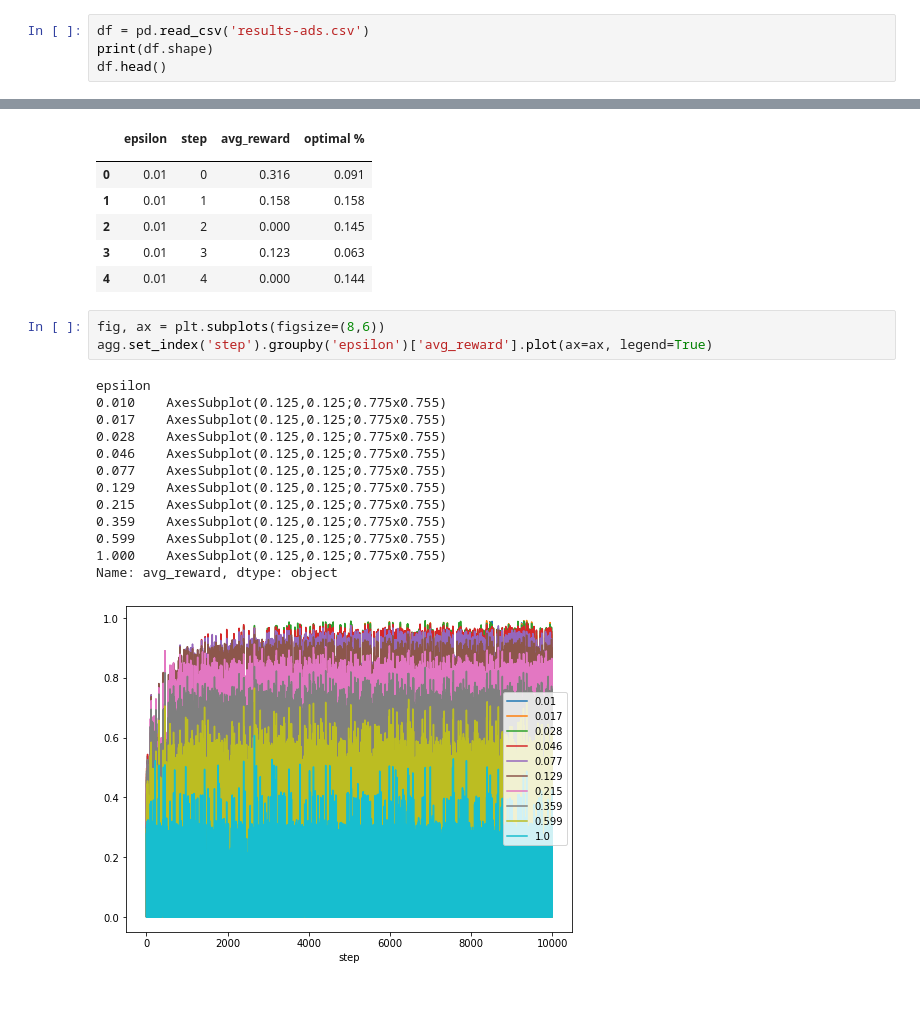
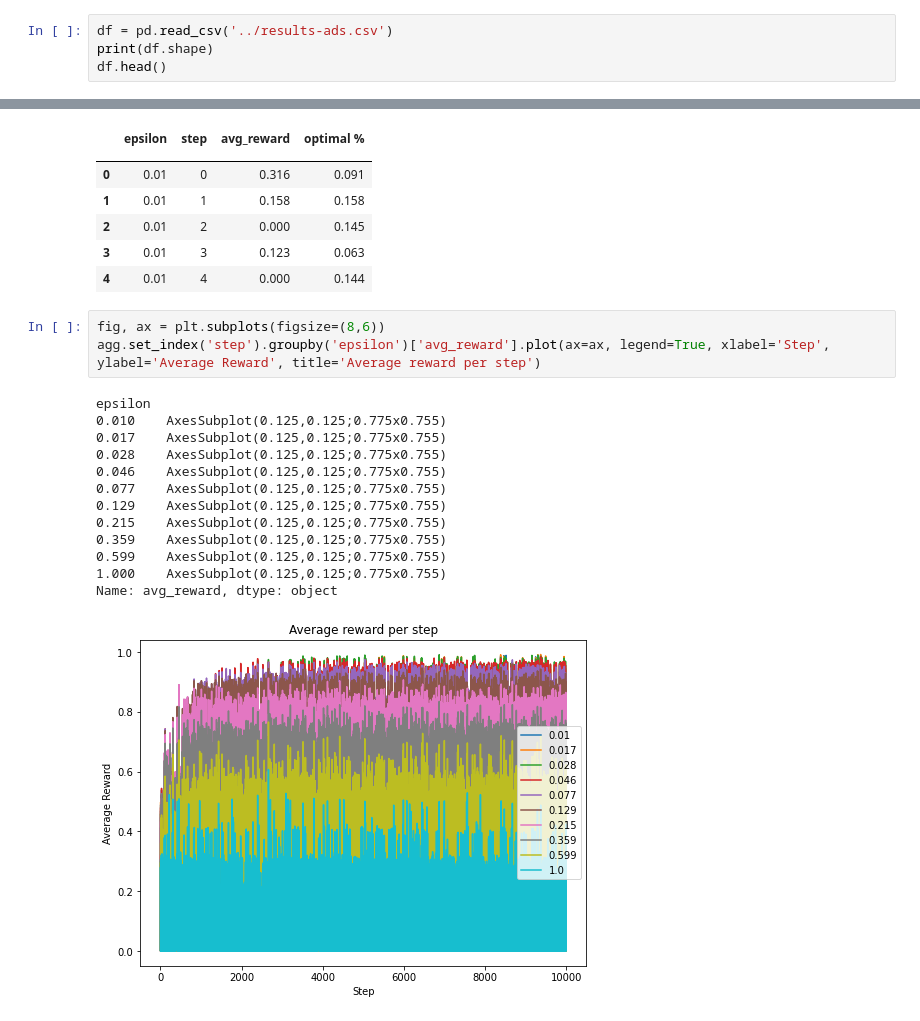
Before and after one commit to dshvimer/bandits, a Jupyter notebook: notebooks/ads.ipynb, the cells around one changed output, grey strips where cells are left out. Drawn from its saved outputs; the diff is of its cells as text.

Commit message:
Add labels for plots in notebooks

```diff
--- a/notebooks/ads.ipynb
+++ b/notebooks/ads.ipynb
@@ -3,7 +3,7 @@ import numpy as np
 import matplotlib.pyplot as plt
 import pandas as pd
 # %%
-df = pd.read_csv('results-ads.csv')
+df = pd.read_csv('../results-ads.csv')
 print(df.shape)
 df.head()
 # %% [output]
@@ -91,20 +93,20 @@ agg.head(5)
 | 4 | 0.01 | 4 | 0.000 | 0.144 |
 # %%
 fig, ax = plt.subplots(figsize=(8,6))
-agg.set_index('step').groupby('epsilon')['avg_reward'].plot(ax=ax, legend=True)
+agg.set_index('step').groupby('epsilon')['avg_reward'].plot(ax=ax, legend=True, xlabel='Step', ylabel='Average Reward', title='Average reward per step')
 # %% [output]
 epsilon
 0.010    AxesSubplot(0.125,0.125;0.775x0.755)
 0.017    AxesSubplot(0.125,0.125;0.775x0.755)
 0.028    AxesSubplot(0.125,0.125;0.775x0.755)
 0.046    AxesSubplot(0.125,0.125;0.775x0.755)
 0.077    AxesSubplot(0.125,0.125;0.775x0.755)
 0.129    AxesSubplot(0.125,0.125;0.775x0.755)
 0.215    AxesSubplot(0.125,0.125;0.775x0.755)
 0.359    AxesSubplot(0.125,0.125;0.775x0.755)
 0.599    AxesSubplot(0.125,0.125;0.775x0.755)
 1.000    AxesSubplot(0.125,0.125;0.775x0.755)
 Name: avg_reward, dtype: object
-[figure, old version]
+[figure, new version]
 # %%
 fig, ax = plt.subplots(figsize=(8,6))
```
Also changed, not shown: parts of 3 cells of this notebook, 1 other file.
